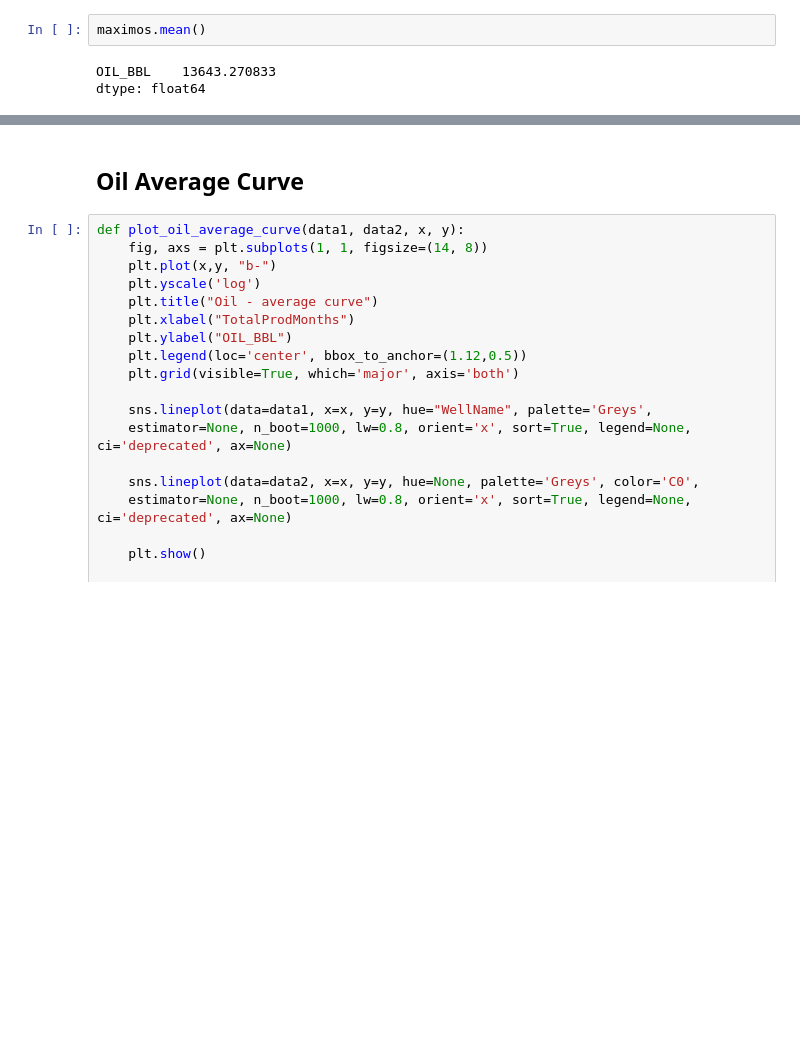
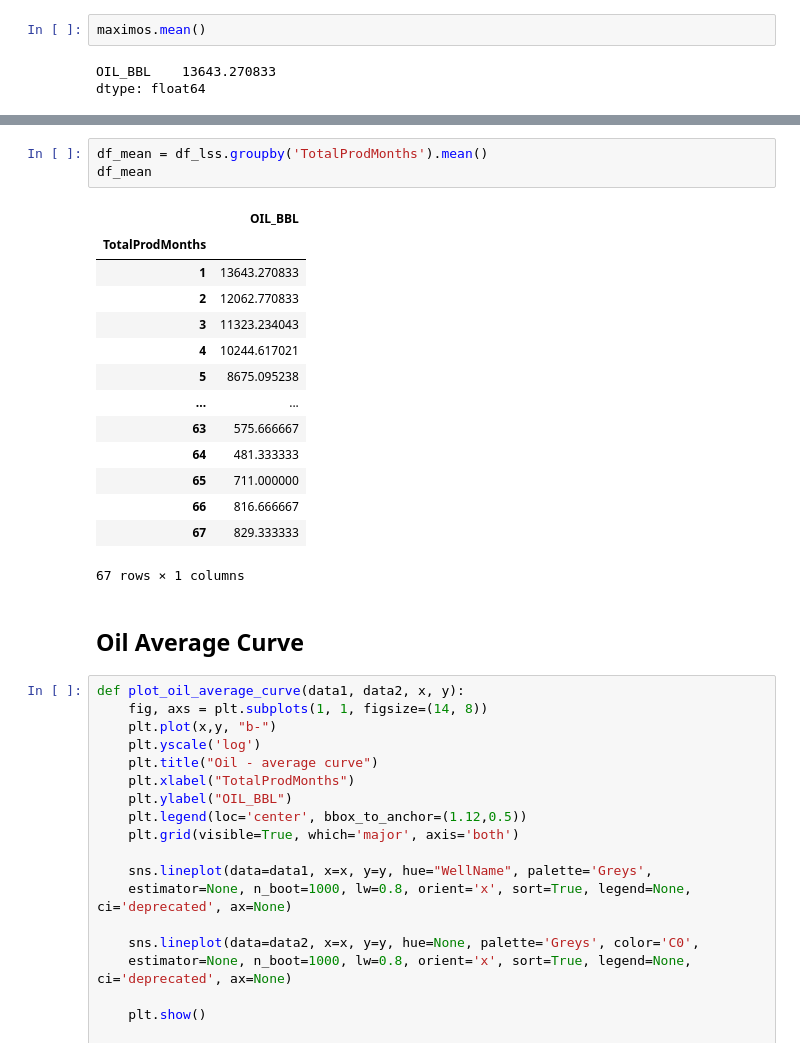
Before and after one commit to dasxgo/rocket-app, a Jupyter notebook: tap_rock_shlitz.ipynb, the cells around one changed output, grey strips where cells are left out. Drawn from its saved outputs; the diff is of its cells as text; blank space fills up the shorter version.

```diff
--- a/tap_rock_shlitz.ipynb
+++ b/tap_rock_shlitz.ipynb
@@ -282,3 +295,21 @@ dtype: float64
+# %%
+df_mean = df_lss.groupby('TotalProdMonths').mean()
+df_mean
+# %% [output]
+|  | OIL_BBL |
+| TotalProdMonths |  |
+| 1 | 13643.270833 |
+| 2 | 12062.770833 |
+| 3 | 11323.234043 |
+| 4 | 10244.617021 |
+| 5 | 8675.095238 |
+| ... | ... |
+| 63 | 575.666667 |
+| 64 | 481.333333 |
+| 65 | 711.000000 |
+| 66 | 816.666667 |
+| 67 | 829.333333 |
+67 rows × 1 columns
 # %% [markdown]
 ## Oil Average Curve
 # %%
```
Also changed, not shown: parts of 4 cells of this notebook.
